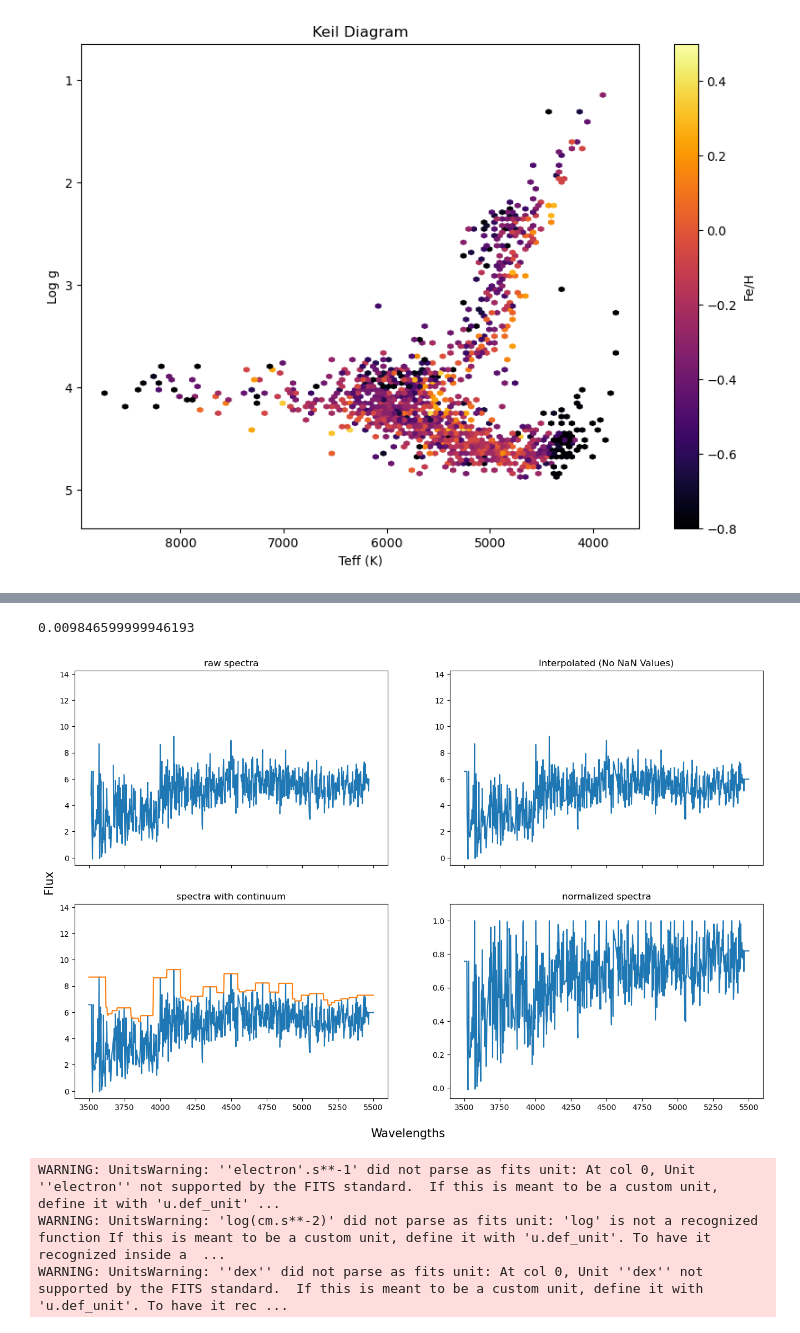
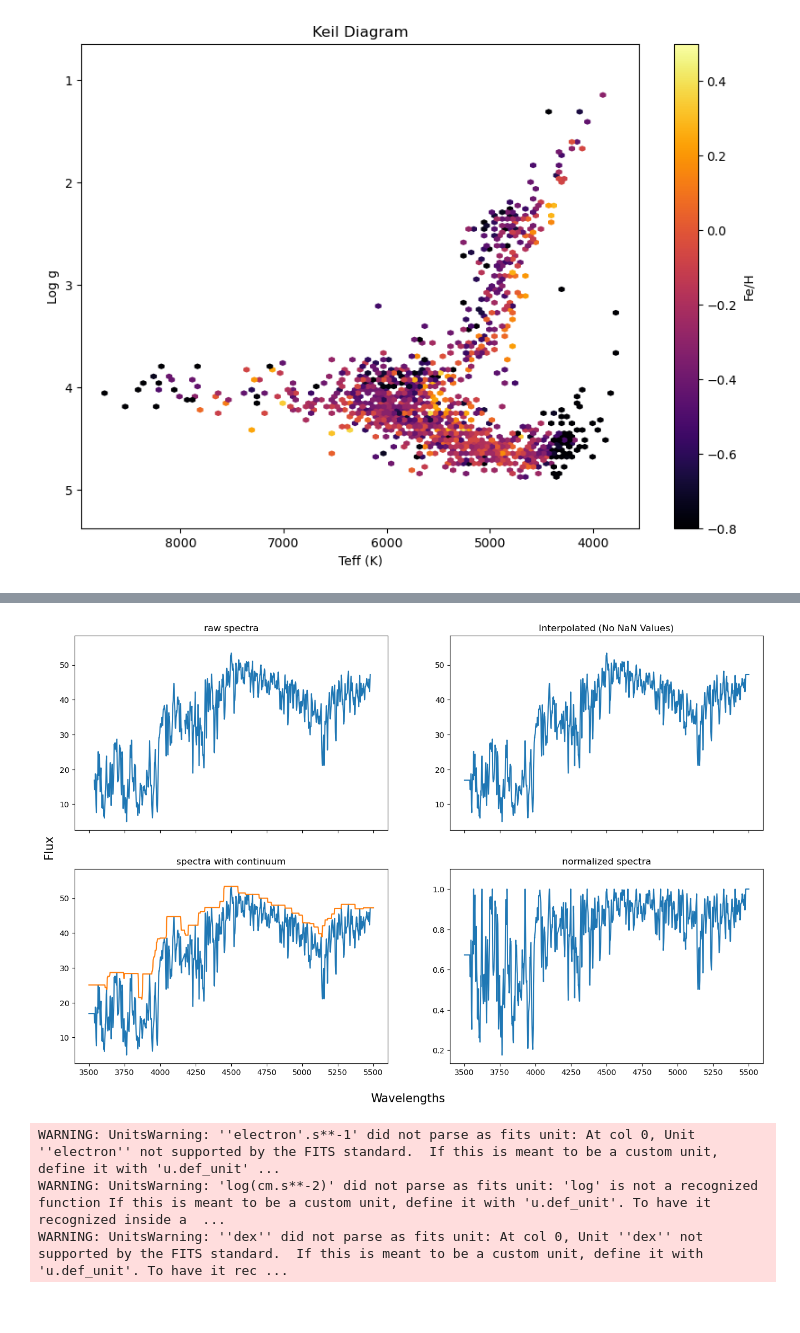
Before and after one commit to Galactic-Archaeology-Lab/het_cannon_projects, a Jupyter notebook: nachiket/Quality_Cuts.ipynb, the cells around one changed output, grey strips where cells are left out. Drawn from its saved outputs; the diff is of its cells as text; code cells hidden in the pictures.

```diff
--- a/nachiket/Quality_Cuts.ipynb
+++ b/nachiket/Quality_Cuts.ipynb
@@ -144,37 +153,33 @@ Total Time 13.929708099992695
-# %%
-np.median(BMC_timings)
-# %% [output]
-0.009846599999946193
 # %%
 #Plotting graphs
-idx = 100 #change this to the idx of the spectra you want to see
+idx = 0 #change this to the idx of the spectra you want to see
 continuum = continuums[idx]
 normalized = normalized_spectra[idx]
 resampled_flux = sampled_spectras[idx]
 
 fig, ((ax1,ax2),(ax3,ax4)) = plt.subplots(2, 2, figsize=(16, 10),sharex=True)
 
 ax1.plot(np.linspace(3500,5500,1036),quality_spec["spec"][idx])
 ax1.set_ylim(top=max(resampled_flux)+5)
 ax1.set_title("raw spectra")
 
 ax2.plot(np.linspace(3500,5500,len(resampled_flux)),resampled_flux)
 ax2.set_ylim(top=max(resampled_flux)+5)
 ax2.set_title("Interpolated (No NaN Values)")
 
 ax3.plot(np.linspace(3500,5500,len(resampled_flux)),resampled_flux)
 ax3.plot(np.linspace(3500,5500,len(continuum)),continuum)
 ax3.set_ylim(top=max(resampled_flux)+5)
 ax3.set_title("spectra with continuum")
 
 ax4.plot(np.linspace(3500,5500,len(normalized)),normalized)
 ax4.set_ylim(top=max(normalized)+0.1)
 ax4.set_title("normalized spectra")
 fig.text(0.5, 0.04, 'Wavelengths', ha='center',size=15)
 fig.text(0.09, 0.5, 'Flux', va='center', rotation='vertical',size=15)
 plt.show()
 # %% [output]
-[figure, old version]
+[figure, new version]
 # %%
 #Appending the new data to the old fits file data
 quality_spec.add_column(normalized_spectra,name="spec_norm")
```
Also changed, not shown: parts of 9 cells of this notebook, 6 other files.
